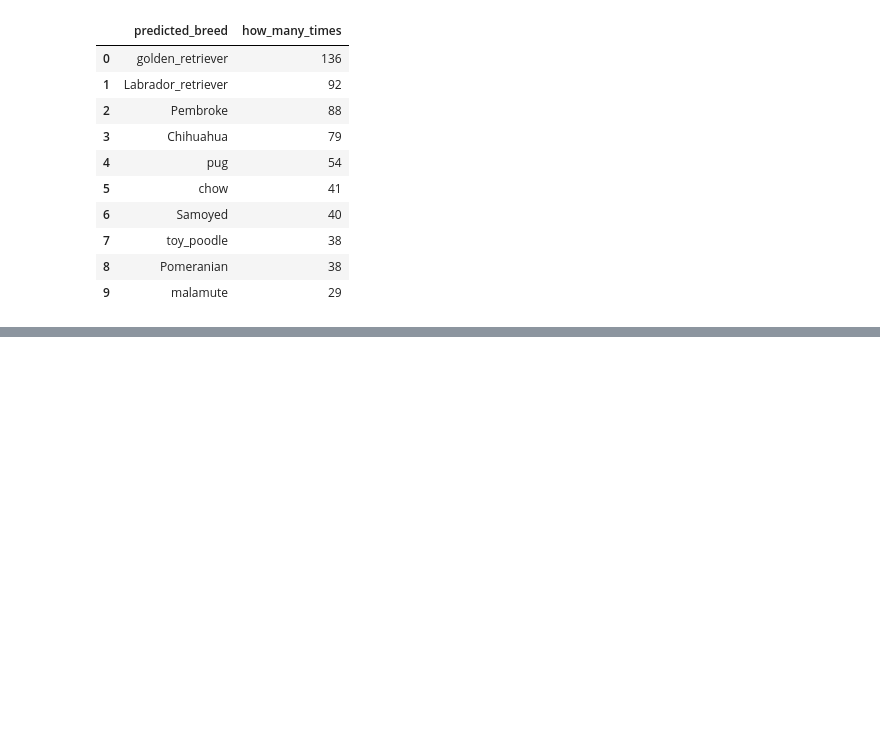
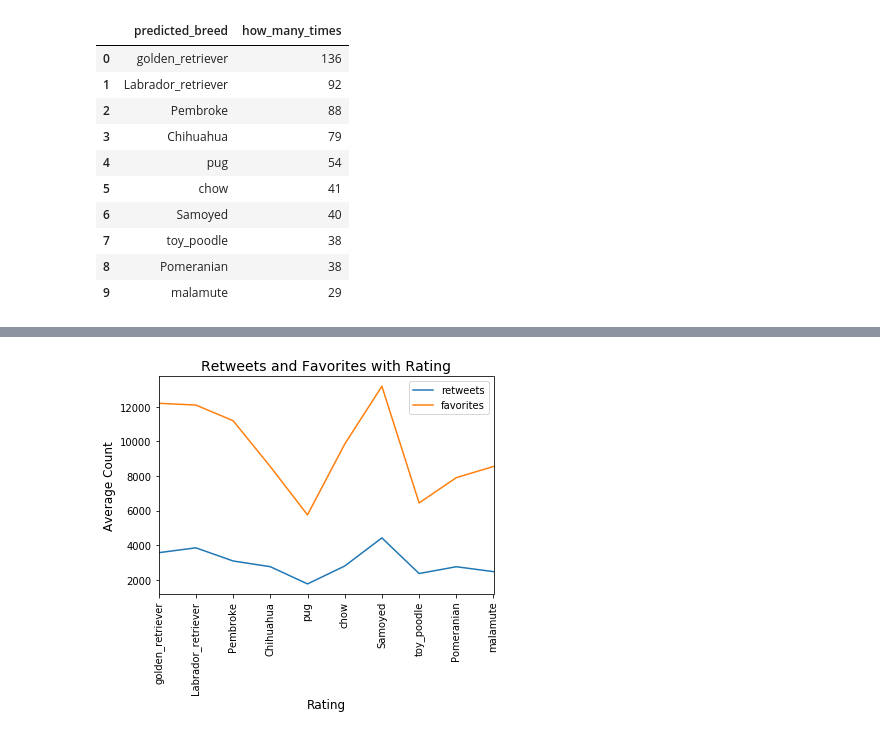
Before and after one commit to marooned20/Udacity-Data-Wrangling, a Jupyter notebook: wrangle_act.ipynb, the cells around one changed output, grey strips where cells are left out. Saved outputs shown, nothing was run; the diff lists cells and outputs as text; code cells hidden in the pictures; blank space fills up the shorter version.

```diff
--- a/wrangle_act.ipynb
+++ b/wrangle_act.ipynb
@@ -1097,0 +1109,8 @@ Text(0,0.5,'Average Rating')
+# %%
+# sort df.sort_values('2')
+rt_by_breed = final_df.groupby(['p1'])[['retweets','favorites']].mean()
+rt_by_breed.reset_index(inplace=True)
+
+rt_by_breed_10 = pd.merge(left=num_ratings_per_breed, right=rt_by_breed, how='inner', left_on='predicted_breed', right_on='p1')
+rt_by_breed_10 = rt_by_breed_10.head(10)
+rt_by_breed_10
@@ -1097,0 +1129,9 @@ Text(0,0.5,'Average Rating')
+# %%
+# plot average retweets and favorites with respect to breed
+rt_by_breed_10[['p1', 'retweets', 'favorites']].plot(x='p1')
+plt.xlabel('Rating', fontsize=12)
+plt.ylabel('Average Count', fontsize=12)
+plt.xticks(rotation=90)
+plt.title('Retweets and Favorites with Rating', fontsize=14);
+# %% [output]
+[figure, added]
```
Also changed, not shown: parts of 8 cells of this notebook.
